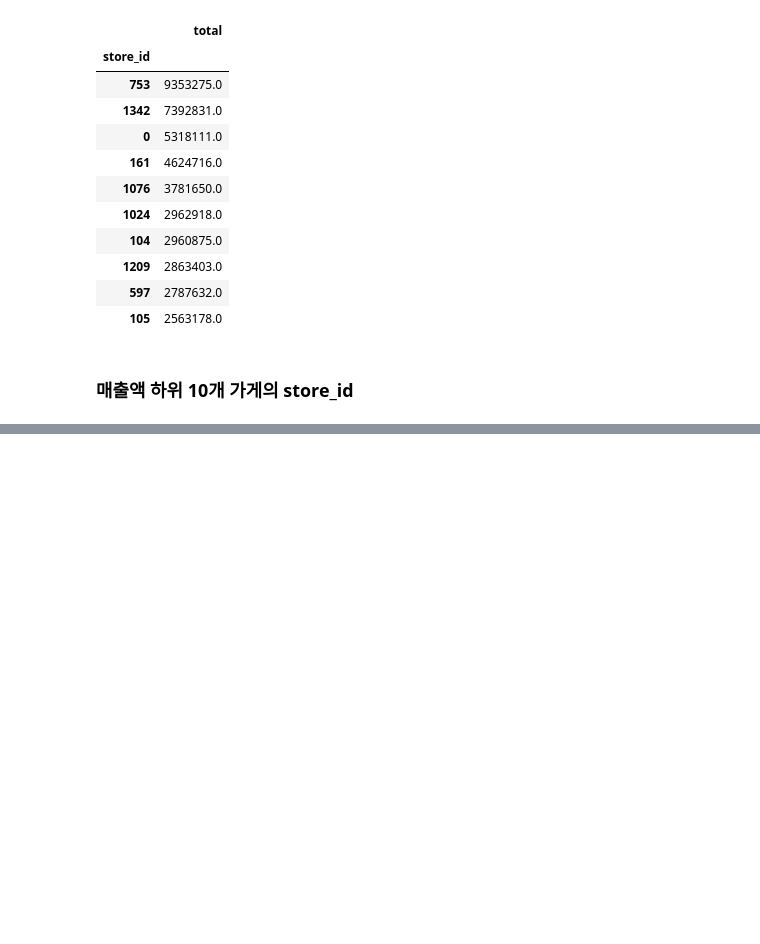
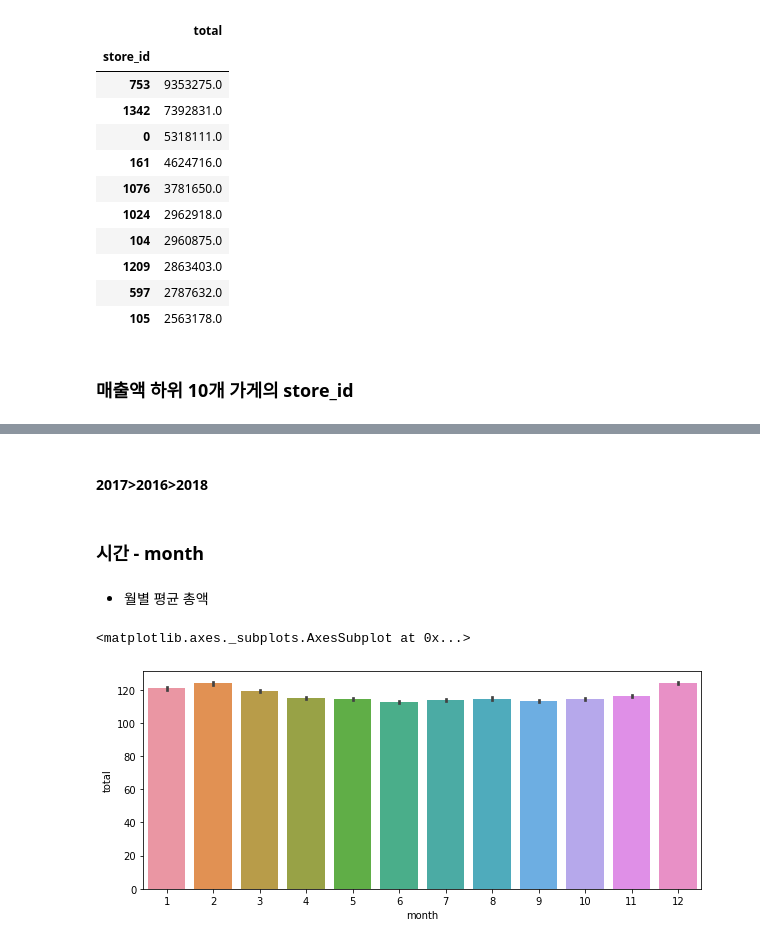
Before and after one commit to SungaHwang/Exploratory_Data_Analysis, a Jupyter notebook: 신용카드 거래 데이터.ipynb, the cells around one changed output, grey strips where cells are left out. Drawn from its saved outputs; the diff is of its cells as text; code cells hidden in the pictures; blank space fills up the shorter version.

```diff
--- a/creditcard.ipynb
+++ b/신용카드 거래 데이터.ipynb
@@ -252,0 +289,13 @@ total_list.head(10)
+# %% [markdown]
+#### 2017>2016>2018
+# %% [markdown]
+### 시간 - month
+# %% [markdown]
+* 월별 평균 총액
+# %%
+figure, ax=plt.subplots()
+figure.set_size_inches(10,4)
+sns.barplot(data = train, x="month", y="total")
+# %% [output]
+<matplotlib.axes._subplots.AxesSubplot at 0x...>
+[figure, added]
```
Also changed, not shown: parts of 36 cells of this notebook.
